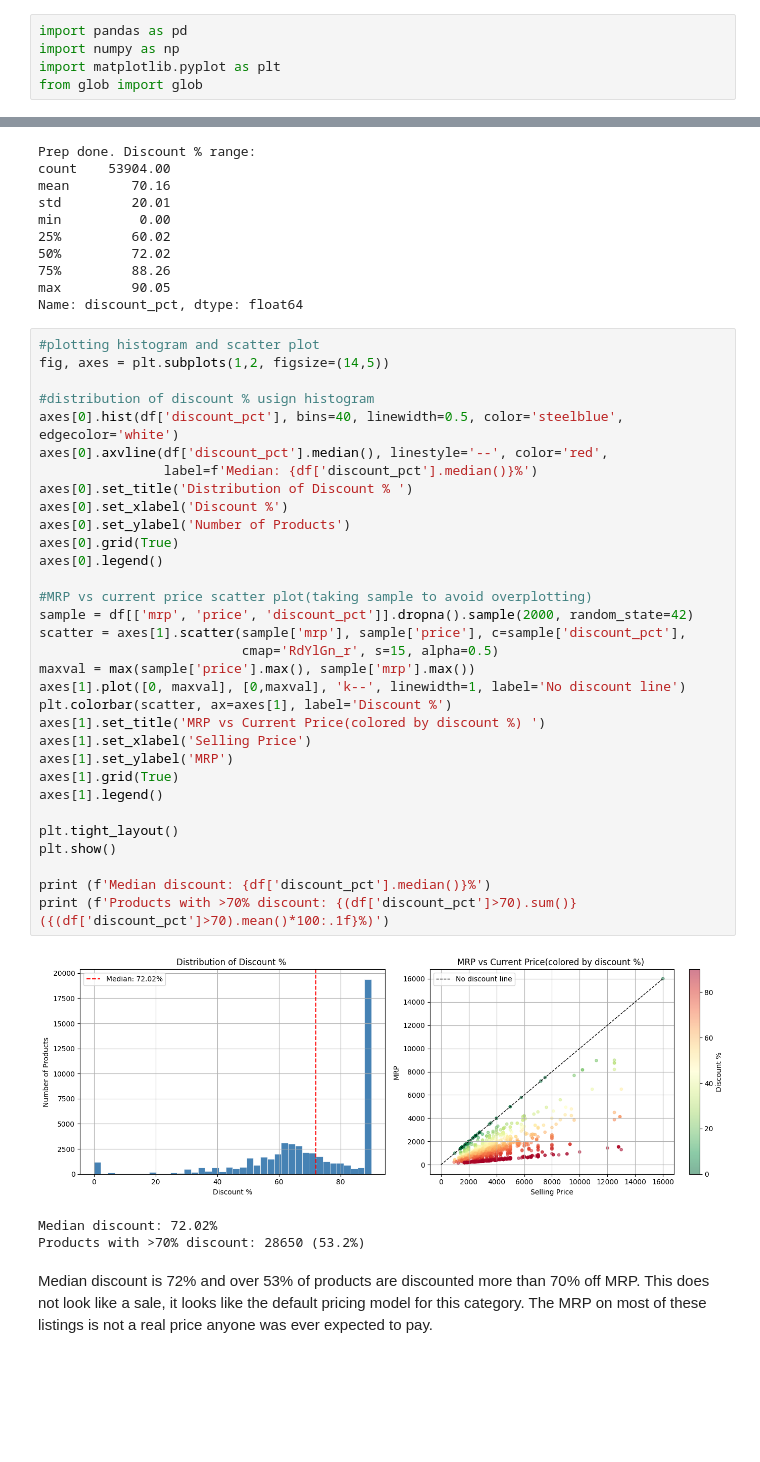
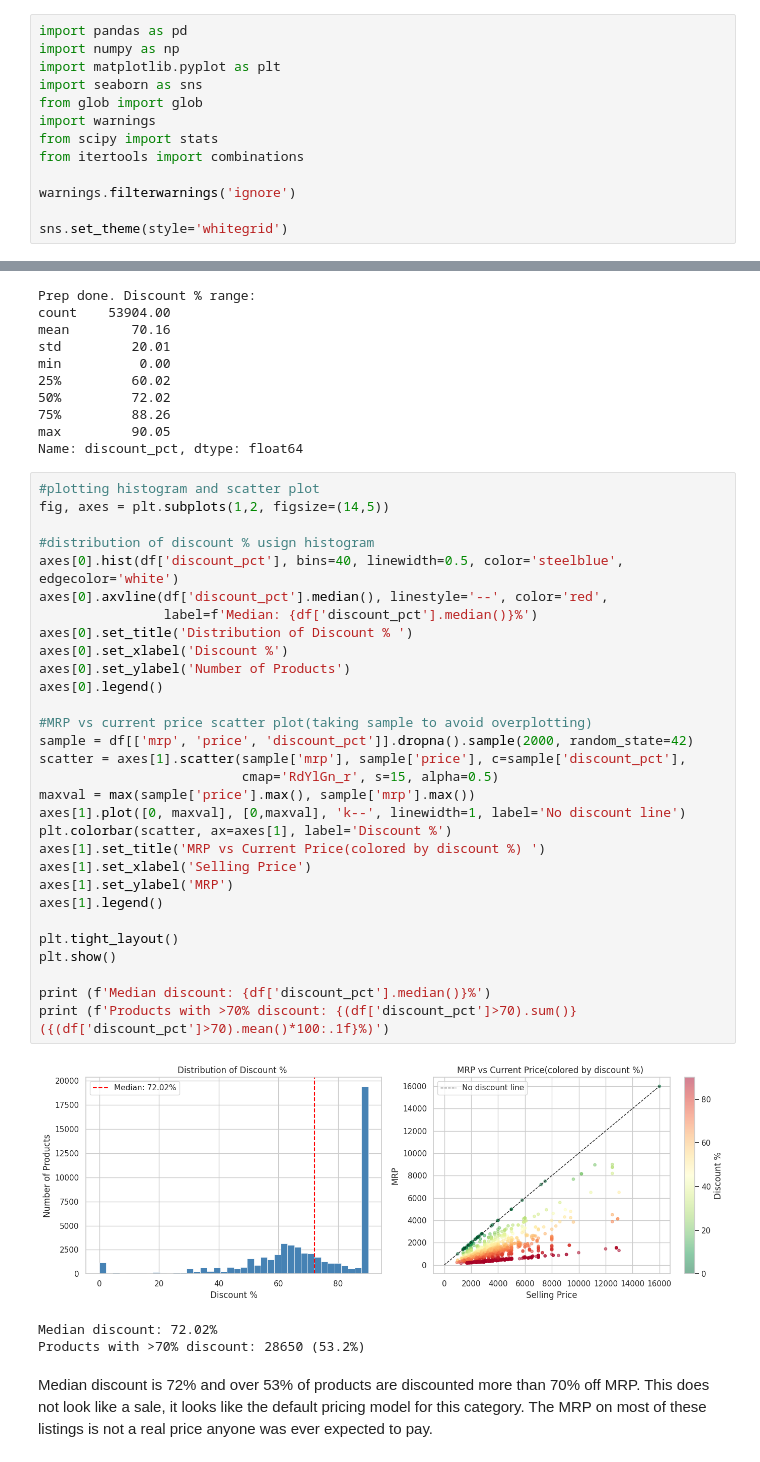
Before and after one commit to manjuq/myntra_pricing_analysis, a Jupyter notebook: analysis/myntra_analysis.ipynb, the cells around one changed output, grey strips where cells are left out. Cells and saved outputs as stored; diff of their text form; blank space fills up the shorter version.

```diff
--- a/analysis/myntra_analysis.ipynb
+++ b/analysis/myntra_analysis.ipynb
@@ -14,7 +14,15 @@ The main thing I was trying to understand is whether the discounting on this pla
 import pandas as pd
 import numpy as np
 import matplotlib.pyplot as plt
+import seaborn as sns
 from glob import glob
+import warnings
+from scipy import stats
+from itertools import combinations
+
+warnings.filterwarnings('ignore')
+
+sns.set_theme(style='whitegrid')
 # %%
 # load all 20 days across all three sort types
 df = pd.concat((pd.read_csv(f) for f in glob("../data/*")), ignore_index=True)
@@ -91,36 +99,34 @@ Name: discount_pct, dtype: float64
 #plotting histogram and scatter plot
 fig, axes = plt.subplots(1,2, figsize=(14,5))
 
 #distribution of discount % usign histogram
 axes[0].hist(df['discount_pct'], bins=40, linewidth=0.5, color='steelblue', edgecolor='white')
 axes[0].axvline(df['discount_pct'].median(), linestyle='--', color='red',
                 label=f'Median: {df['discount_pct'].median()}%')
 axes[0].set_title('Distribution of Discount % ')
 axes[0].set_xlabel('Discount %')
 axes[0].set_ylabel('Number of Products')
-axes[0].grid(True)
 axes[0].legend()
 
 #MRP vs current price scatter plot(taking sample to avoid overplotting)
 sample = df[['mrp', 'price', 'discount_pct']].dropna().sample(2000, random_state=42)
 scatter = axes[1].scatter(sample['mrp'], sample['price'], c=sample['discount_pct'],
                           cmap='RdYlGn_r', s=15, alpha=0.5)
 maxval = max(sample['price'].max(), sample['mrp'].max())
 axes[1].plot([0, maxval], [0,maxval], 'k--', linewidth=1, label='No discount line')
 plt.colorbar(scatter, ax=axes[1], label='Discount %')
 axes[1].set_title('MRP vs Current Price(colored by discount %) ')
 axes[1].set_xlabel('Selling Price')
 axes[1].set_ylabel('MRP')
-axes[1].grid(True)
 axes[1].legend()
 
 plt.tight_layout()
 plt.show()
 
 print (f'Median discount: {df['discount_pct'].median()}%')
 print (f'Products with >70% discount: {(df['discount_pct']>70).sum()} ({(df['discount_pct']>70).mean()*100:.1f}%)')
 # %% [output]
-[figure, old version]
+[figure, new version]
 Median discount: 72.02%
 Products with >70% discount: 28650 (53.2%)
 # %% [markdown]
```
Also changed, not shown: parts of 17 cells of this notebook, 1 other file.
